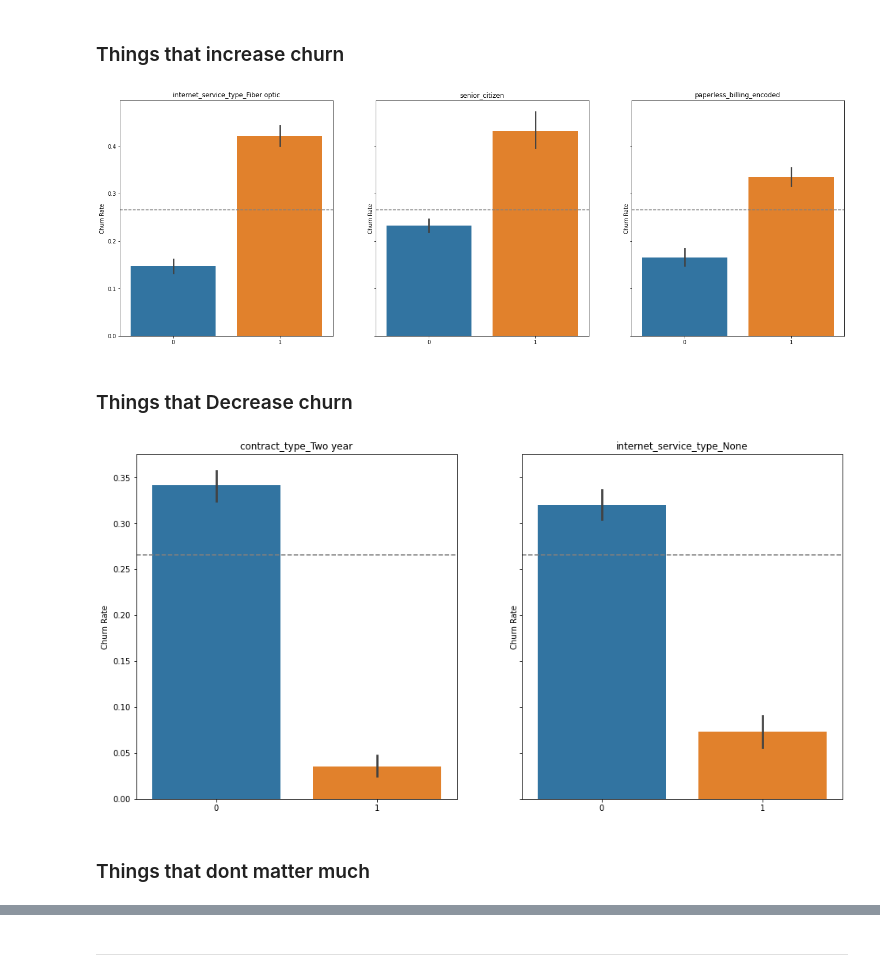
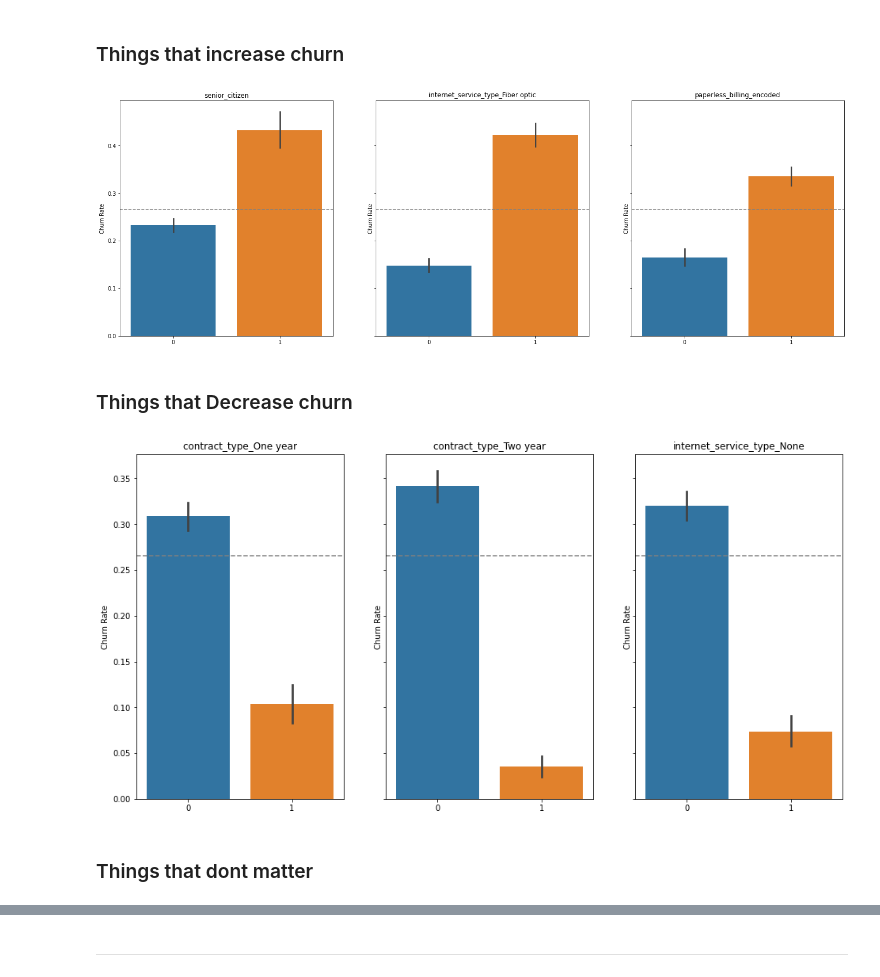
Before and after one commit to Jared-Godar/classification-project, a Jupyter notebook: telco_project_working.ipynb, the cells around one changed output, grey strips where cells are left out. Saved outputs shown, nothing was run; the diff lists cells and outputs as text; code cells hidden in the pictures.

```diff
--- a/telco_project_working.ipynb
+++ b/telco_project_working.ipynb
@@ -874,7 +875,7 @@ dtype: object
 # %% [markdown]
 ### Things that increase churn
 # %%
-features = ['internet_service_type_Fiber optic', 'senior_citizen', 'paperless_billing_encoded']
+features = ['senior_citizen', 'internet_service_type_Fiber optic',  'paperless_billing_encoded']
 
 _, ax = plt.subplots(nrows=1, ncols=3, figsize=(24, 8), sharey=True)
 for i, feature in enumerate(features):
@@ -884,21 +885,21 @@ for i, feature in enumerate(features):
     ax[i].set_title(feature)
     ax[i].axhline(churn_rate, ls='--', color='grey')
 # %% [output]
-[figure, old version]
+[figure, new version]
 # %% [markdown]
 ### Things that Decrease churn
 # %%
-features = ['contract_type_Two year', 'internet_service_type_None']
+features = ['contract_type_One year', 'contract_type_Two year', 'internet_service_type_None']
 
-_, ax = plt.subplots(nrows=1, ncols=2, figsize=(16, 8), sharey=True)
+_, ax = plt.subplots(nrows=1, ncols=3, figsize=(16, 8), sharey=True)
 for i, feature in enumerate(features):
     sns.barplot(feature, 'churn_encoded', data=telco_train, ax=ax[i])
     ax[i].set_xlabel('')
     ax[i].set_ylabel('Churn Rate')
     ax[i].set_title(feature)
     ax[i].axhline(churn_rate, ls='--', color='grey')
 # %% [output]
-[figure, old version]
+[figure, new version]
 # %% [markdown]
-### Things that dont matter much
+### Things that dont matter
 # %%
```
Also changed, not shown: parts of 46 cells of this notebook.
